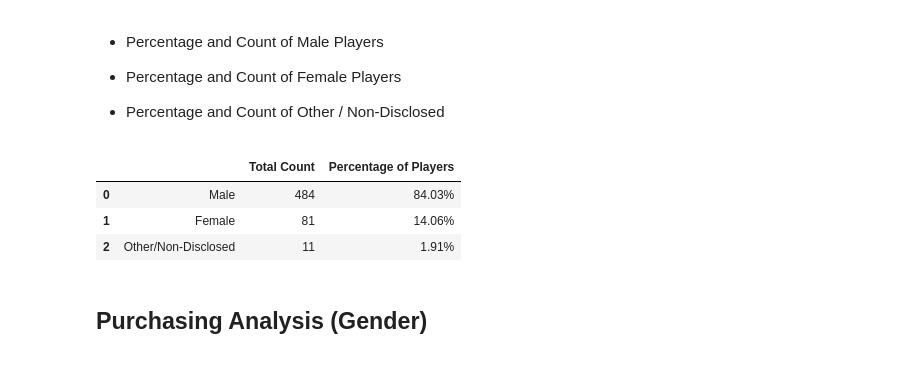
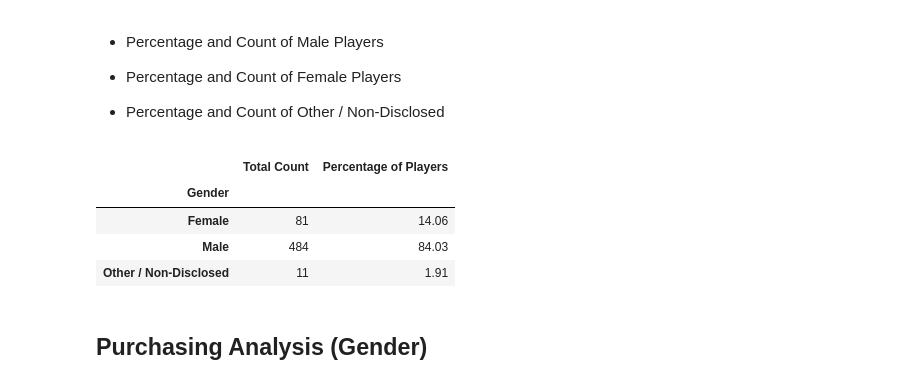
Before and after one commit to asoonyii/python-challenge, a Jupyter notebook: HeroesOfPymoli/04-Pandas_Homework_HeroesOfPymoli_HeroesOfPymoli_starter.ipynb, the cells around one changed output. Drawn from its saved outputs; the diff is of its cells as text; code cells hidden in the pictures.

```diff
--- a/HeroesOfPymoli/04-Pandas_Homework_HeroesOfPymoli_HeroesOfPymoli_starter.ipynb
+++ b/HeroesOfPymoli/04-Pandas_Homework_HeroesOfPymoli_HeroesOfPymoli_starter.ipynb
@@ -79,26 +79,19 @@ summary_data
 # %%
 #Get all instances where male, female, and others/non-disclosed for unique players
 new_table= purchase_data.drop_duplicates(["SN"])
 gender_group= new_table.groupby("Gender")
 t_count= gender_group["Gender"].count()
-male_count= t_count["Male"]
-female_count= t_count["Female"]
-other_count= t_count["Other / Non-Disclosed"]
-
-#Calculate percentages
-male_p= ((male_count/total_players)*100)
-female_p= ((female_count/total_players)*100)
-other_p= ((other_count/total_players)*100)
-
-g_demo= pd.DataFrame({"":["Male","Female","Other/Non-Disclosed"], "Total Count":[male_count,female_count,other_count],
-                     "Percentage of Players":[male_p,female_p,other_p]})
-g_demo['Percentage of Players'] = g_demo['Percentage of Players'].map('{:,.2f}%'.format)
-g_demo
+g_demo= pd.DataFrame(t_count)
+g_demo["Percentage of Players"]= (t_count/total_players)*100
+G_demo= g_demo.rename(columns={"Gender":"Total Count"})
+G_demo['Percentage of Players'] = G_demo['Percentage of Players'].map('{:,.2f}'.format)
+G_demo
 # %% [output]
-|  |  | Total Count | Percentage of Players |
-| 0 | Male | 484 | 84.03% |
-| 1 | Female | 81 | 14.06% |
-| 2 | Other/Non-Disclosed | 11 | 1.91% |
+|  | Total Count | Percentage of Players |
+| Gender |  |  |
+| Female | 81 | 14.06 |
+| Male | 484 | 84.03 |
+| Other / Non-Disclosed | 11 | 1.91 |
 # %% [markdown]
 
 ## Purchasing Analysis (Gender)
```
Also changed, not shown: parts of 5 cells of this notebook.
